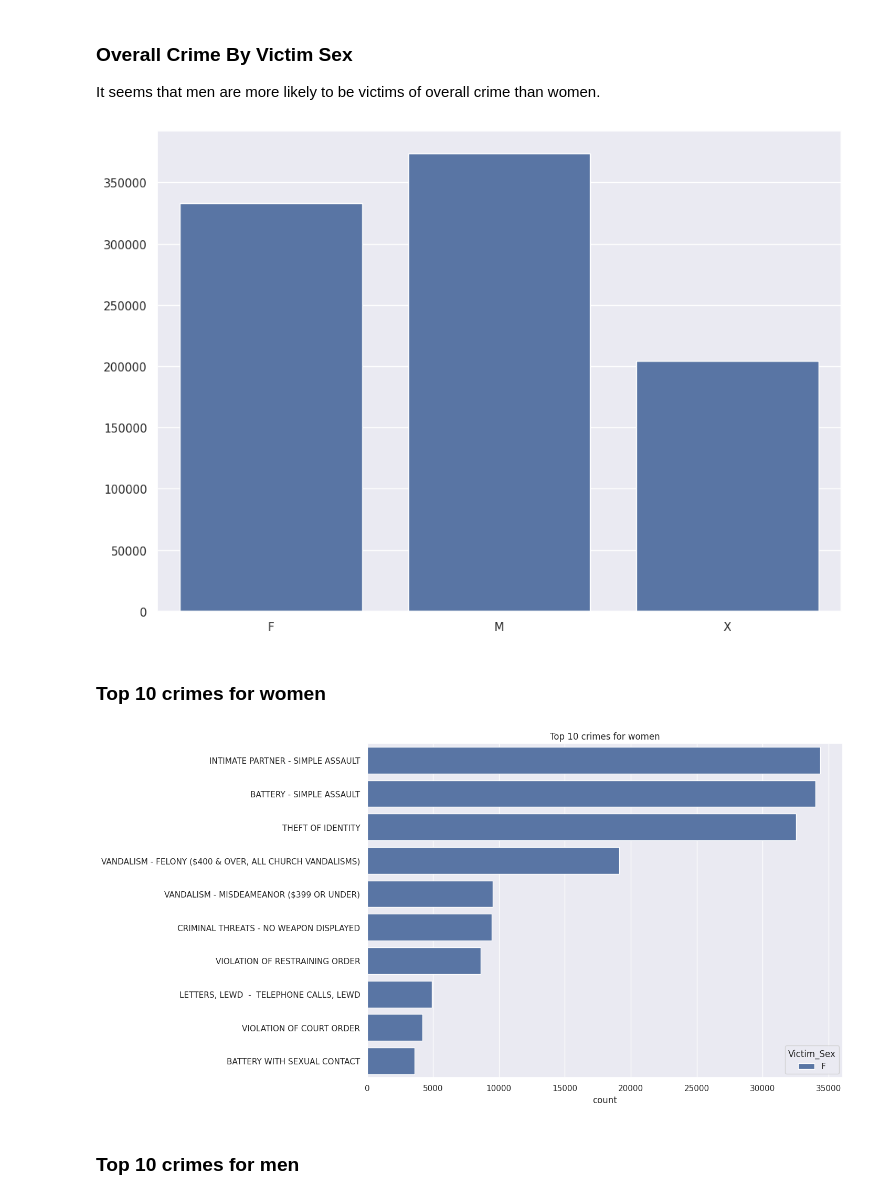
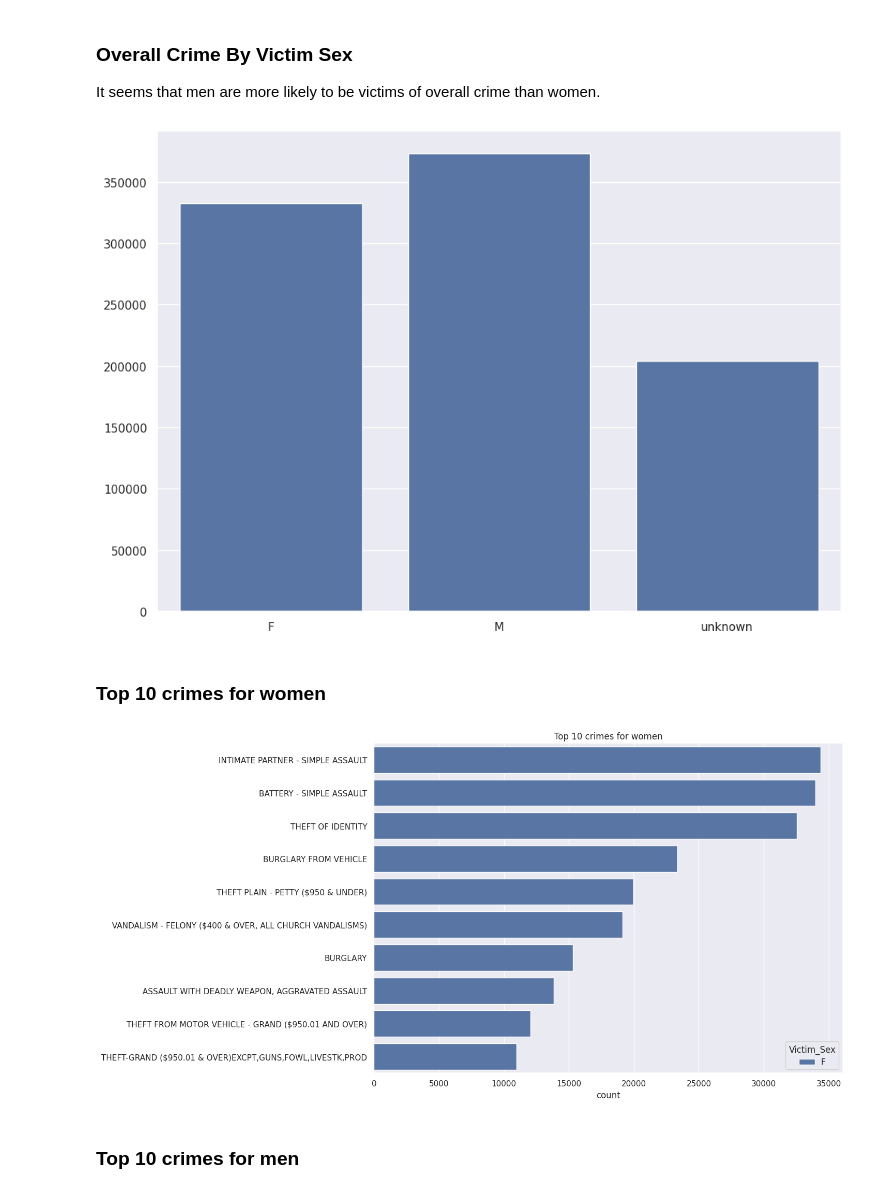
Before and after one commit to AyoubLaar/Data-Mining-Project, a Jupyter notebook: notebook.ipynb, the cells around one changed output. Cells and saved outputs as stored; diff of their text form; code cells hidden in the pictures.

```diff
--- a/notebook.ipynb
+++ b/notebook.ipynb
@@ -550,3 +560,5 @@ data = data[data["Victim_Age"] >= 0]
+# %%
+data["Victime_Age"] = data["Victime_Age"].apply(lambda x : x if x > 0 else 0)
 # %%
 data["Victim_Age"].describe()
 # %% [output]
@@ -679,3 +688,7 @@ data.drop("Premise_Description",axis=1,inplace=True)
+# %%
+premise_code_to_description = dict(zip(result["Premise_Code"],resulte["Premise_Description"]))
+data.drop("Premise_Description",axis=1,inplace=True)
+data.dropna(subset=["Premise_Description"],inplace=True)
 # %% [markdown]
 <h3>Weapon Code & Weapon description</h3>
 <p>this dataset provides two columns to understand the weapon used by the suspect</p>
@@ -704,7 +716,7 @@ result
 | 222019291 | 124.0 | M-14 SEMIAUTOMATIC ASSAULT RIFLE |
 80 rows × 2 columns
 # %%
-data.drop("Weapon_Description",axis=1,inplace=True)
+data.drop("Weapon_Used_Code",axis=1,inplace=True)
 # %% [markdown]
 <h3>Case status and description</h3>
 <p>The dataset provides us two columns to understand the status of the crime case :</p>
@@ -727,7 +738,7 @@ result
 | 210304538 | JO | Juv Other |
 | 220125552 | CC | UNK |
 # %%
-data.drop("Status_Description",axis=1,inplace=True)
+data.drop("Case_Status",axis=1,inplace=True)
 data.info()
 # %% [output]
 <class 'pandas.core.frame.DataFrame'>
@@ -924,24 +946,26 @@ pass
 <p>It seems that men are more likely to be victims of overall crime than women.</p>
 # %%
 df = data["Victim_Sex"].value_counts().sort_index()
+df.index = [ x if x != "X" else "unknown" for x in df.index.tolist()]
 plot = sns.barplot(data=df)
 plot.set_xlabel("")
 plot.set_ylabel("")
 pass
 # %% [output]
-[figure, old version]
+[figure, new version]
 # %% [markdown]
 <h3>Top 10 crimes for women</h3>
 # %%
-df = data[["Victim_Sex","Primary_Crime_Code_Description"]].loc[data["Victim_Sex"] != "X"].loc[data["Part_Type"] == 2].value_counts().sort_values(ascending=False)
+df = data[["Victim_Sex","Primary_Crime_Code"]].loc[data["Victim_Sex"] != "X"].value_counts().sort_values(ascending=False)
 df = df.reset_index()
+df["Primary_Crime_Code"] = df["Primary_Crime_Code"].map(primary_crime_to_description)
 women_df = df.loc[df["Victim_Sex"] == "F"]
-plot = sns.barplot(women_df.head(10), y="Primary_Crime_Code_Description", x="count", hue="Victim_Sex", orient="h" )
+plot = sns.barplot(women_df.head(10), y="Primary_Crime_Code", x="count", hue="Victim_Sex", orient="h" )
 plot.set_title("Top 10 crimes for women")
 plot.set_ylabel("")
 pass
 # %% [output]
-[figure, old version]
+[figure, new version]
 # %% [markdown]
 <h3>Top 10 crimes for men</h3>
 # %%
```
Also changed, not shown: parts of 39 cells of this notebook, 1 other file.
